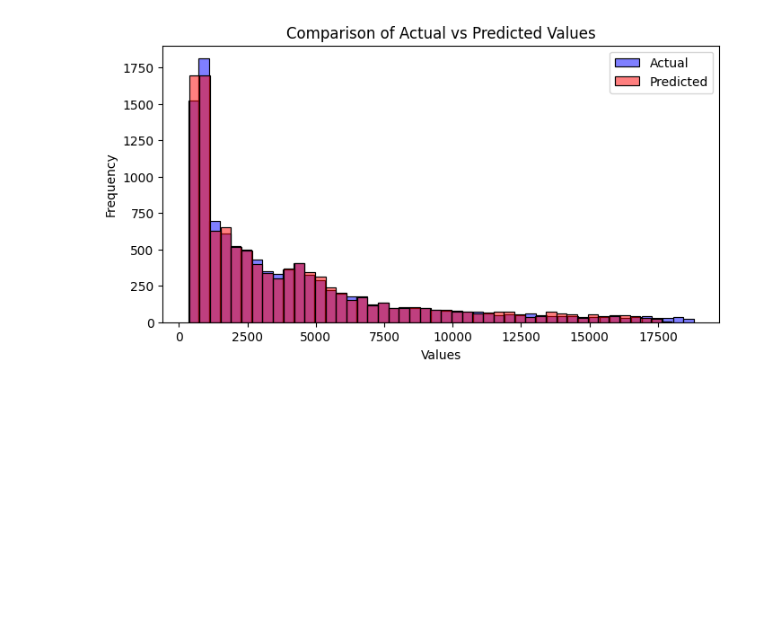
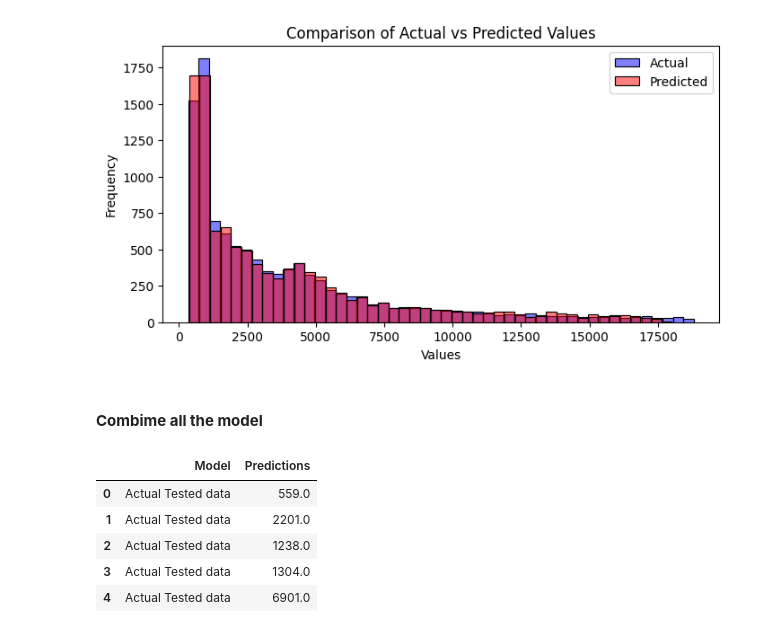
Before and after one commit to Angad143/Diamond-Price-Prediction, a Jupyter notebook: Diamonds_price_predictions.ipynb, the cells around one changed output. Saved outputs shown, nothing was run; the diff lists cells and outputs as text; code cells hidden in the pictures; blank space fills up the shorter version.

```diff
--- a/Diamonds_price_predictions.ipynb
+++ b/Diamonds_price_predictions.ipynb
@@ -1234,3 +1234,15 @@ plt.legend()
 plt.show()
 # %% [output]
 [figure]
+# %% [markdown]
+#### **Combime all the model**
+# %%
+data_melted = pd.melt(output_data_for_test, var_name="Model", value_name="Predictions")
+data_melted.head()
+# %% [output]
+|  | Model | Predictions |
+| 0 | Actual Tested data | 559.0 |
+| 1 | Actual Tested data | 2201.0 |
+| 2 | Actual Tested data | 1238.0 |
+| 3 | Actual Tested data | 1304.0 |
+| 4 | Actual Tested data | 6901.0 |
```
Also changed, not shown: parts of 6 cells of this notebook, 1 other file.
